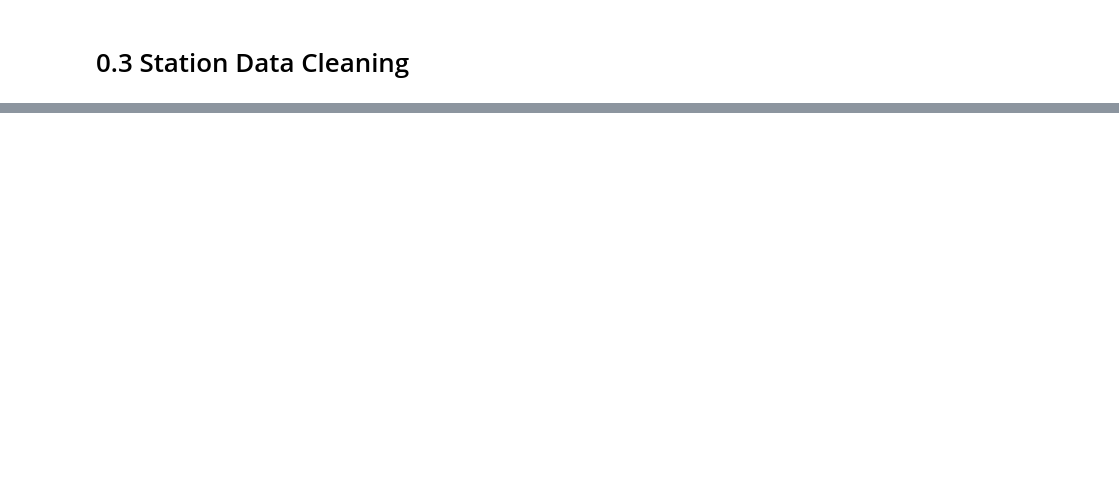
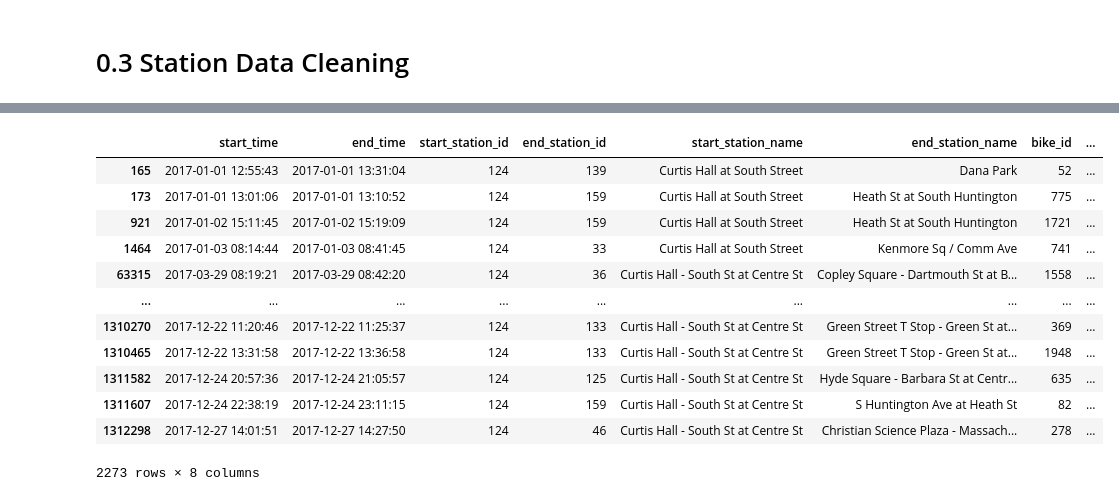
Before and after one commit to NinoVo931/AA_Project, a Jupyter notebook: Station_Cleaning.ipynb, the cells around one changed output, grey strips where cells are left out. Cells and saved outputs as stored; diff of their text form; code cells hidden in the pictures; blank space fills up the shorter version.

```diff
--- a/Station_Cleaning.ipynb
+++ b/Station_Cleaning.ipynb
@@ -21,0 +119,16 @@ end_station_location
+# %%
+df_Trips[df_Trips['start_station_name'].str.contains("Curtis Hall")]
+# %% [output]
+|  | start_time | end_time | start_station_id | end_station_id | start_station_name | end_station_name | bike_id | ... |
+| 165 | 2017-01-01 12:55:43 | 2017-01-01 13:31:04 | 124 | 139 | Curtis Hall at South Street | Dana Park | 52 | ... |
+| 173 | 2017-01-01 13:01:06 | 2017-01-01 13:10:52 | 124 | 159 | Curtis Hall at South Street | Heath St at South Huntington | 775 | ... |
+| 921 | 2017-01-02 15:11:45 | 2017-01-02 15:19:09 | 124 | 159 | Curtis Hall at South Street | Heath St at South Huntington | 1721 | ... |
+| 1464 | 2017-01-03 08:14:44 | 2017-01-03 08:41:45 | 124 | 33 | Curtis Hall at South Street | Kenmore Sq / Comm Ave | 741 | ... |
+| 63315 | 2017-03-29 08:19:21 | 2017-03-29 08:42:20 | 124 | 36 | Curtis Hall - South St at Centre St | Copley Square - Dartmouth St at B... | 1558 | ... |
+| ... | ... | ... | ... | ... | ... | ... | ... | ... |
+| 1310270 | 2017-12-22 11:20:46 | 2017-12-22 11:25:37 | 124 | 133 | Curtis Hall - South St at Centre St | Green Street T Stop - Green St at... | 369 | ... |
+| 1310465 | 2017-12-22 13:31:58 | 2017-12-22 13:36:58 | 124 | 133 | Curtis Hall - South St at Centre St | Green Street T Stop - Green St at... | 1948 | ... |
+| 1311582 | 2017-12-24 20:57:36 | 2017-12-24 21:05:57 | 124 | 125 | Curtis Hall - South St at Centre St | Hyde Square - Barbara St at Centr... | 635 | ... |
+| 1311607 | 2017-12-24 22:38:19 | 2017-12-24 23:11:15 | 124 | 159 | Curtis Hall - South St at Centre St | S Huntington Ave at Heath St | 82 | ... |
+| 1312298 | 2017-12-27 14:01:51 | 2017-12-27 14:27:50 | 124 | 46 | Curtis Hall - South St at Centre St | Christian Science Plaza - Massach... | 278 | ... |
+2273 rows × 8 columns
```
Also changed, not shown: parts of 25 cells of this notebook.
